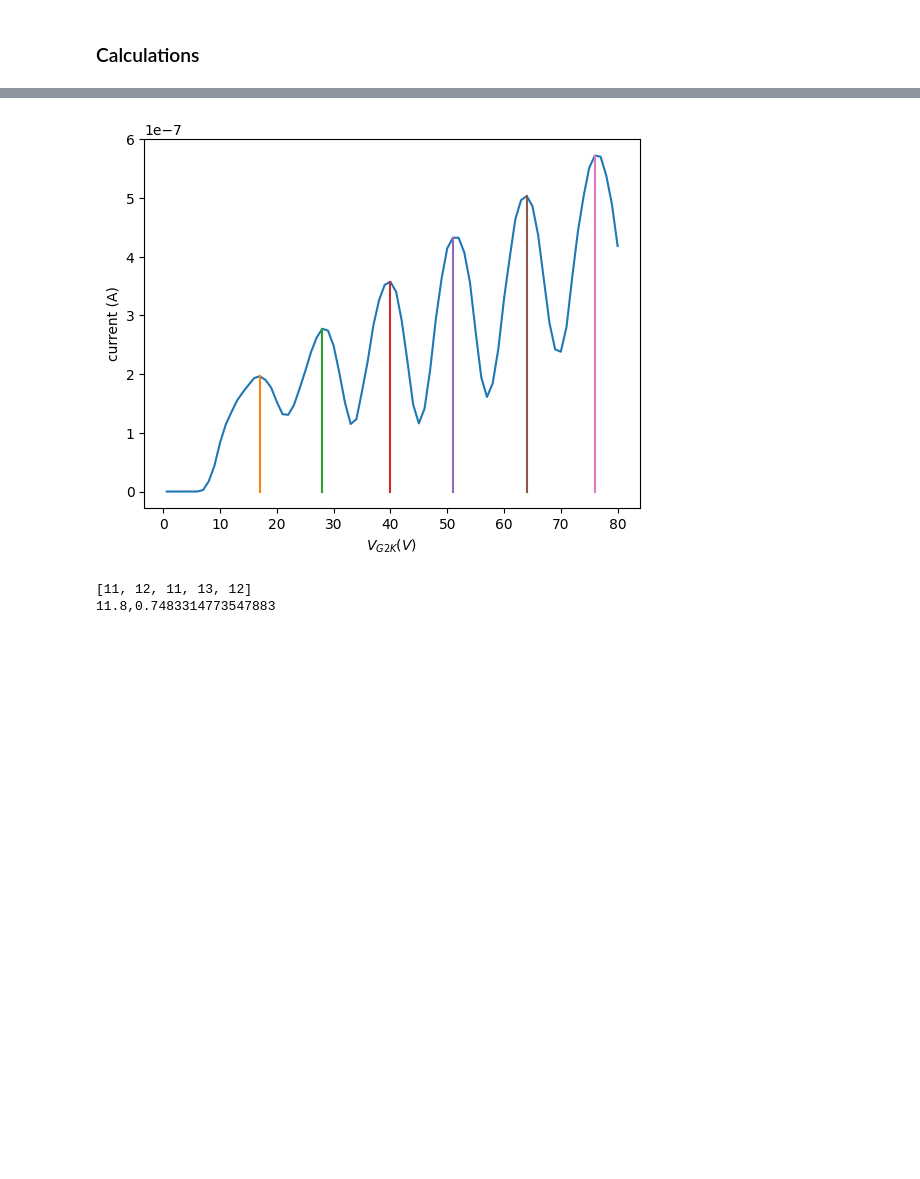
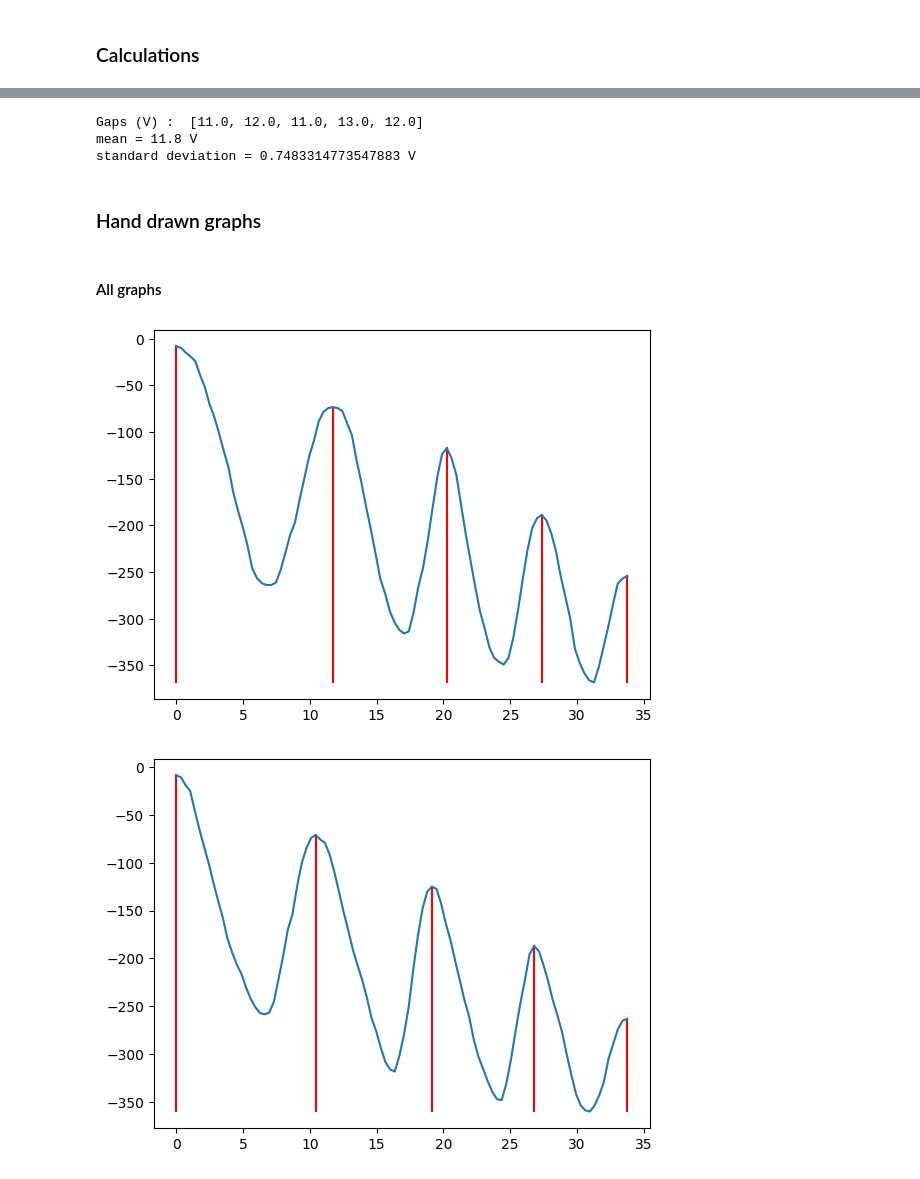
Before and after one commit to pranav-joshi-iitgn/UGSL, a Jupyter notebook: Frank.ipynb, the cells around one changed output, grey strips where cells are left out. Drawn from its saved outputs; the diff is of its cells as text; code cells hidden in the pictures; blank space fills up the shorter version.

```diff
--- a/Frank.ipynb
+++ b/Frank.ipynb
@@ -126,23 +32,3 @@ MP
-# %%
-MP = [
-    [17, 1.962e-07],
-    [28, 2.77e-07],
-    [40, 3.57e-07],
-    [51, 4.32e-07],
-    [64, 5.03e-07],
-    [76, 5.72e-07]
-]
-# %%
-plot(V,I)
-xlabel(r"$V_{G2K} (V)$ ")
-ylabel("current (A)")
-
-
-for X in MP:
-    x,y = X
-    plot([x,x],[0,y])
-# %% [output]
-[figure, removed]
 # %%
 V = [MP[i][0] for i in range(len(MP))]
 Vd = [V[i] - V[i-1] for i in range(1,len(V))]
@@ -150,8 +36,57 @@ mu = sum(Vd)/len(Vd)
 dev2 = [(x - mu)**2 for x in Vd]
 Var = sum(dev2)/len(dev2)
 sd = Var**0.5
-print(Vd)
-print(mu,sd,sep = ",")
+print("Gaps (V) : ",Vd)
+print("mean =",mu,"V")
+print("standard deviation =",sd,"V")
 # %% [output]
-[11, 12, 11, 13, 12]
-11.8,0.7483314773547883
+Gaps (V) :  [11.0, 12.0, 11.0, 13.0, 12.0]
+mean = 11.8 V
+standard deviation = 0.7483314773547883 V
+# %% [markdown]
+### Hand drawn graphs
+# %% [markdown]
+#### All graphs
+# %%
+X0 = read_csv("Draw0.csv")
+X0 = X0.values
+X1 = read_csv("Draw1.csv")
+X1 = X1.values
+X2 = read_csv("Draw2.csv")
+X2 = X2.values
+
+XL = [X0,X1,X2]
+
+for i,X in enumerate(XL):
+    N = len(X)
+    X = X[::N//100]
+    X[:,1] = - X[:,1]
+    XL[i] = X
+
+for j,X in enumerate(XL):
+    figure()
+    V = X[:,0]
+    I = X[:,1]
+    N = len(V)
+    Xn = [i for i in range(1,N-1) if
+          I[i-1] <= I[i] and I[i] >= I[i+1]
+          ]
+    Xd = X[Xn[0]:Xn[-1]+1]
+    #Xn = X[Xn]
+    X = Xd
+    V = X[:,0]
+    I = X[:,1]
+    N = len(V)
+    Vdiff = (2.1 + 2.2 + 2.2 + 2) * 4.012
+    V = array([(i/N) * Vdiff for i in range(N)])
+    minI = min(I)
+    X[:,0] = V
+    XL[j] = X
+    DataFrame(X).to_csv(f"Draw{j}_clean.csv",index=False)
+    for i in Xn:
+        x,y = X[i-Xn[0]]
+        plot([x,x],[minI,y],'r')
+    plot(V,I)
+# %% [output]
+[figure, added]
+[figure, added]
```
Also changed, not shown: parts of 10 cells of this notebook.
